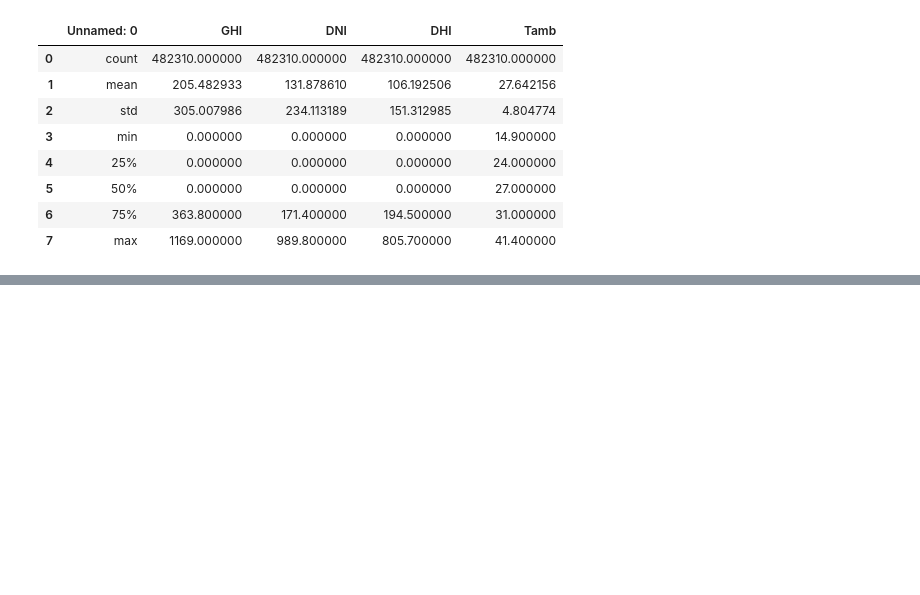
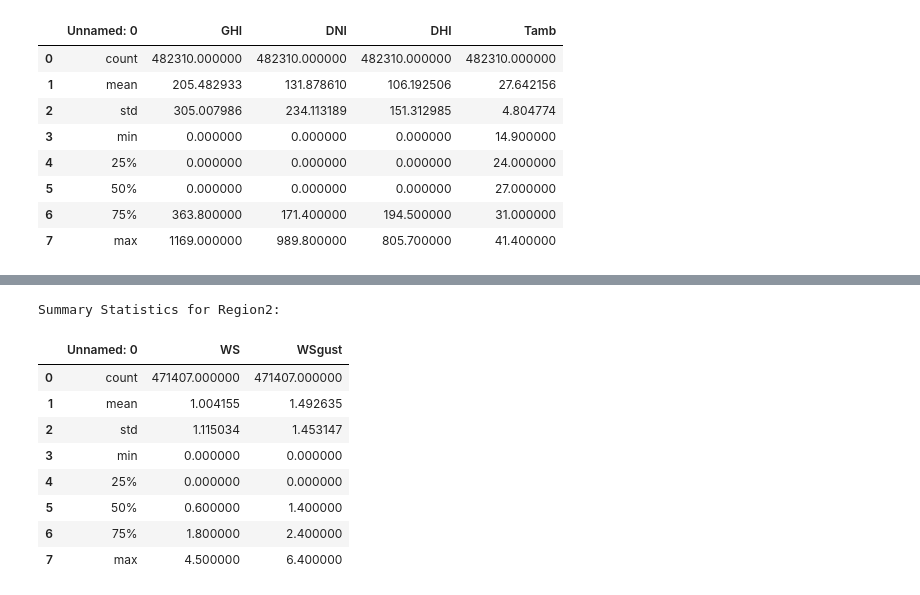
Before and after one commit to Begizew2112/10academykifiya-AIM-week0, a Jupyter notebook: notbooks/combined.ipynb, the cells around one changed output, grey strips where cells are left out. Drawn from its saved outputs; the diff is of its cells as text; code cells hidden in the pictures; blank space fills up the shorter version.

```diff
--- a/notbooks/combined.ipynb
+++ b/notbooks/combined.ipynb
@@ -216,0 +119,14 @@ ValueError: Length mismatch: Expected axis has 15 elements, new values have 12 e
+# %%
+print("Summary Statistics for Region2:")
+summary_region22
+# %% [output]
+Summary Statistics for Region2:
+|  | Unnamed: 0 | WS | WSgust |
+| 0 | count | 471407.000000 | 471407.000000 |
+| 1 | mean | 1.004155 | 1.492635 |
+| 2 | std | 1.115034 | 1.453147 |
+| 3 | min | 0.000000 | 0.000000 |
+| 4 | 25% | 0.000000 | 0.000000 |
+| 5 | 50% | 0.600000 | 1.400000 |
+| 6 | 75% | 1.800000 | 2.400000 |
+| 7 | max | 4.500000 | 6.400000 |
```
Also changed, not shown: parts of 16 cells of this notebook, 10 other files.
